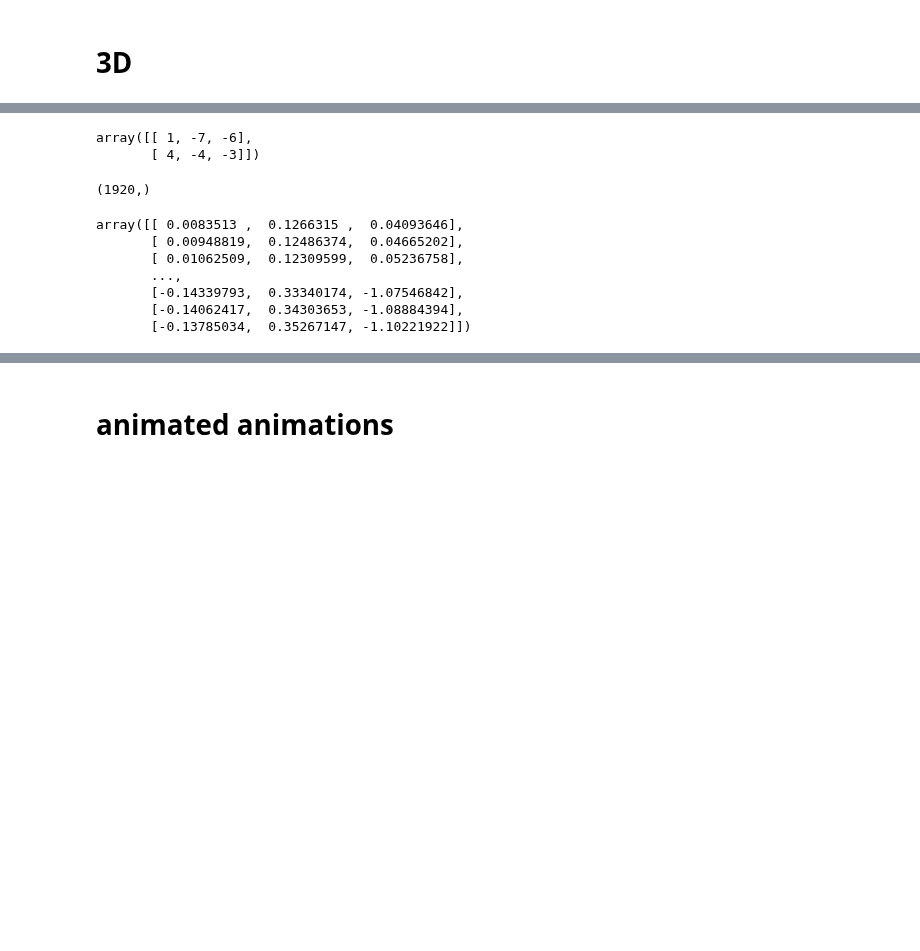
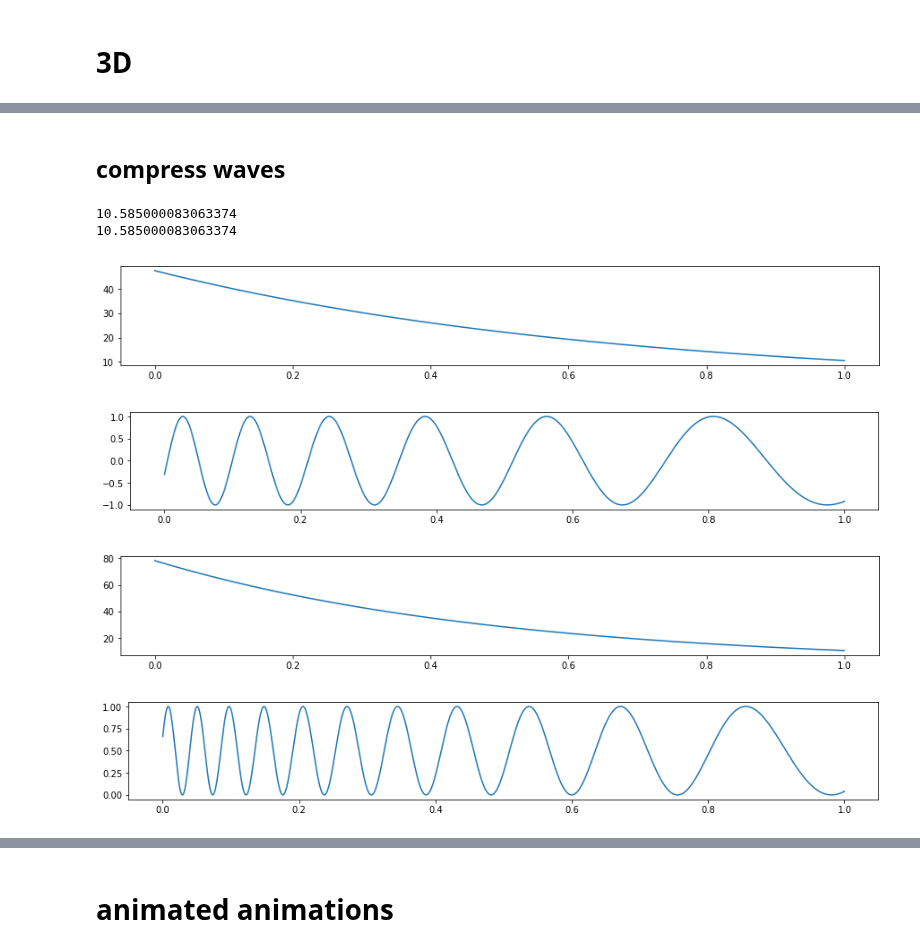
Before and after one commit to nuru-nu/moyo, a Jupyter notebook: notebooks/animations.ipynb, the cells around one changed output, grey strips where cells are left out. Cells and saved outputs as stored; diff of their text form; code cells hidden in the pictures; blank space fills up the shorter version.

Commit message:
adds some "compress waves" animation (incl. new generated.gif animatino)

```diff
--- a/notebooks/animations.ipynb
+++ b/notebooks/animations.ipynb
@@ -120,19 +73,0 @@ np.linalg.norm([1, 0, 0])
-# %%
-np.array([[1, 2, 3], [4, 5, 6]]) - [[0, 9, 9]]
-# %% [output]
-array([[ 1, -7, -6],
-       [ 4, -4, -3]])
-# %%
-np.linalg.norm(A.xyz_mapping, axis=1).shape
-# %% [output]
-(1920,)
-# %%
-A.xyz_mapping
-# %% [output]
-array([[ 0.0083513 ,  0.1266315 ,  0.04093646],
-       [ 0.00948819,  0.12486374,  0.04665202],
-       [ 0.01062509,  0.12309599,  0.05236758],
-       ...,
-       [-0.14339793,  0.33340174, -1.07546842],
-       [-0.14062417,  0.34303653, -1.08884394],
-       [-0.13785034,  0.35267147, -1.10221922]])
@@ -138,0 +100,28 @@ array([[ 0.0083513 ,  0.1266315 ,  0.04093646],
+# %% [markdown]
+## compress waves
+# %%
+x = np.linspace(0, 1, 2000)
+figsize = (15, 2)
+
+u_ = u = 5 * np.exp((1.5 - x) * 1.5)
+print(u[-1])
+plt.figure(figsize=figsize)
+plt.plot(x, u)
+plt.figure(figsize=figsize)
+plt.plot(x, np.sin(u))
+u = 0.01 * np.exp((1.5 - x) * 2)
+u *= u_[-1] / u[-1]
+print(u[-1])
+plt.figure(figsize=figsize)
+plt.plot(x, u)
+plt.figure(figsize=figsize)
+plt.plot(x, 0.5 + 0.5 * np.sin(u))
+
+None
+# %% [output]
+10.585000083063374
+10.585000083063374
+[figure, added]
+[figure, added]
+[figure, added]
+[figure, added]
```
Also changed, not shown: parts of 13 cells of this notebook, 1 other file.
